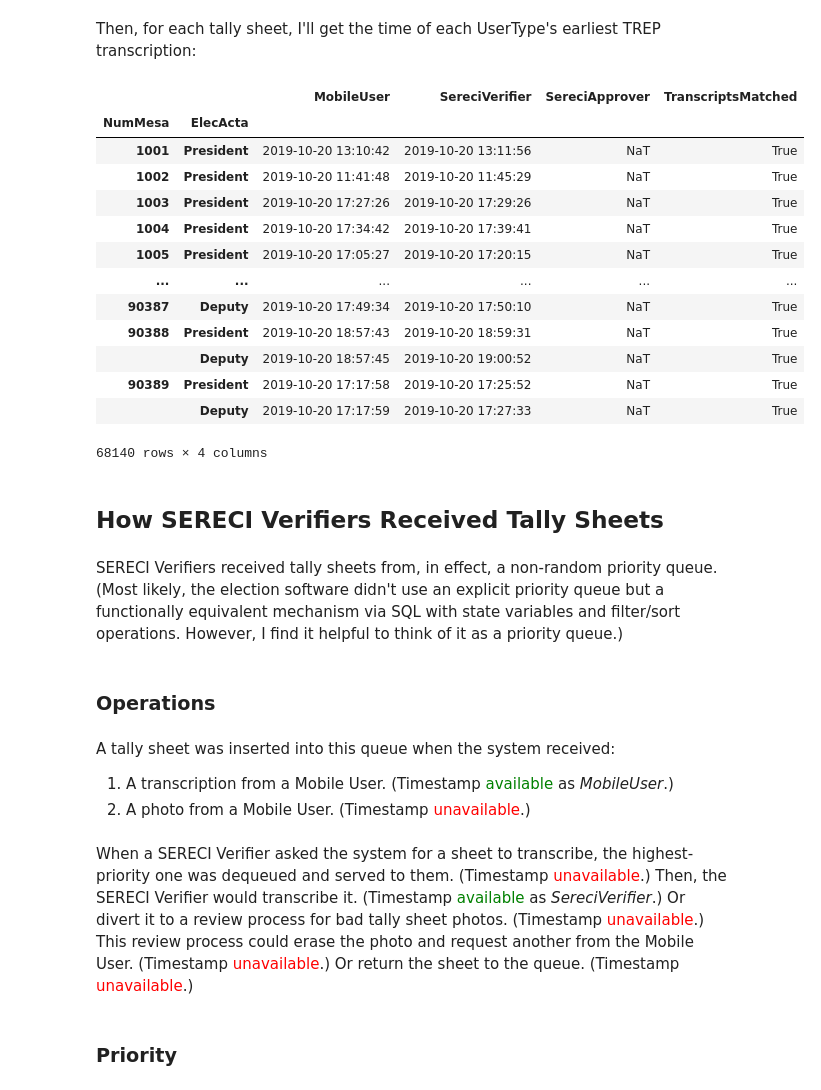
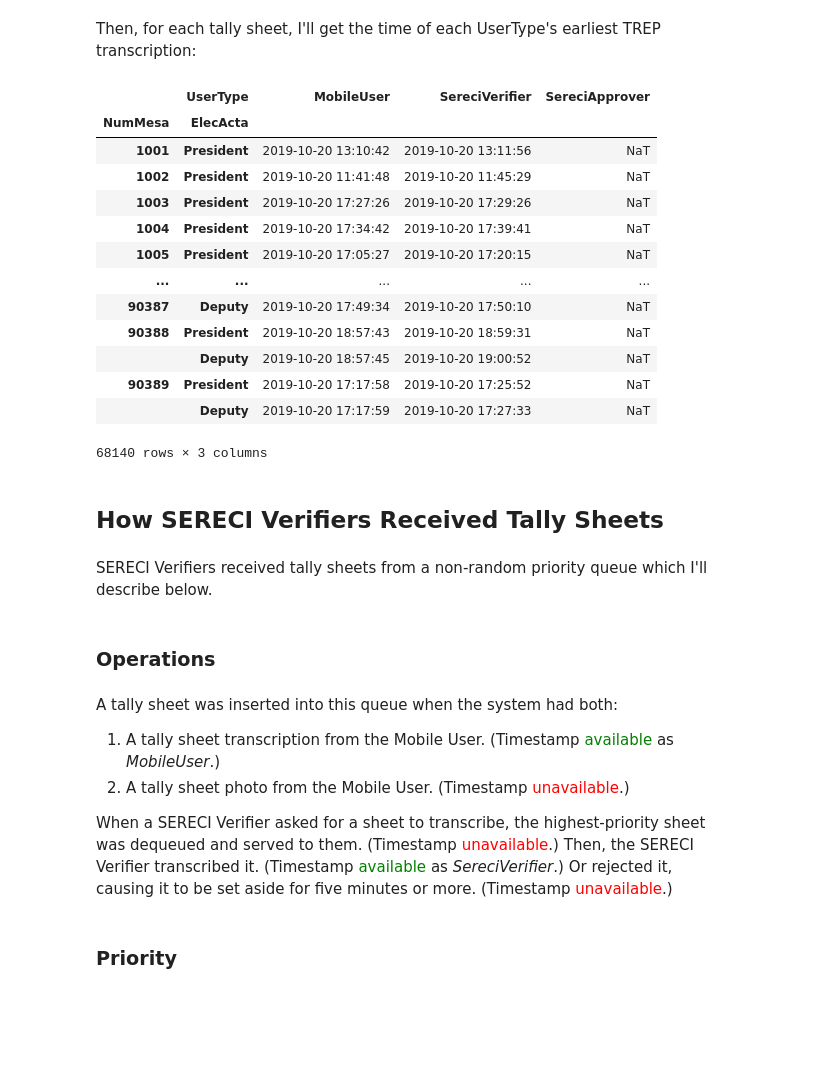
Before and after one commit to distantcomment/bolivia2019, a Jupyter notebook: how-trep-counted-tally-sheets.ipynb, the cells around one changed output. Drawn from its saved outputs; the diff is of its cells as text; code cells hidden in the pictures; blank space fills up the shorter version.

```diff
--- a/how-trep-counted-tally-sheets.ipynb
+++ b/how-trep-counted-tally-sheets.ipynb
@@ -115,59 +115,52 @@ Then, for each tally sheet, I'll get the time of each UserType's earliest TREP t
 # %%
 """
     TREP users didn't transcribe whole tally sheets but rather individual tally sheet
     *columns*, defined as an election on a tally sheet. They're called tally sheet columns
     because, on the tally sheet document, each election has its own column. It's a nuisance
     to have to say tally sheet *columns* over and over, though, so I say "tally sheet."
 
     A sample image of a tally sheet document with President/Deputy columns:
     https://archive.org/download/bolivia_eg2019_result/COMPUTO/2019-bolivia-computo-actas.zip/21421.jpg
 """
 # For each tally sheet, get the time of each UserType's earliest transcription.
 trep_times = (
     trep.pivot_table(
         index=['NumMesa', 'ElecActa'],
         columns='UserType',
-        values='Fecha Registro en Log', # "Date (of) Record in Log", the simplest timestamp.
+        values='Fecha Registro en Log', # "Date (of) Record in Log", a simple generic timestamp.
         aggfunc='min'
-    )
-    .join(
-        # Did the MobileUser and SereciVerifier transcripts match?
-        trep[trep.UserType == 'SereciVerifier']
-            .set_index(['NumMesa', 'ElecActa'])
-            .pipe(lambda x: x.EstadoActa == 'Verificada')
-            .rename('TranscriptsMatched')
     )
     .reindex(computo.index) # I want records for 100% of tally sheets.
 )
 trep_times
 # %% [output]
-|  |  | MobileUser | SereciVerifier | SereciApprover | TranscriptsMatched |
-| NumMesa | ElecActa |  |  |  |  |
-| 1001 | President | 2019-10-20 13:10:42 | 2019-10-20 13:11:56 | NaT | True |
-| 1002 | President | 2019-10-20 11:41:48 | 2019-10-20 11:45:29 | NaT | True |
-| 1003 | President | 2019-10-20 17:27:26 | 2019-10-20 17:29:26 | NaT | True |
-| 1004 | President | 2019-10-20 17:34:42 | 2019-10-20 17:39:41 | NaT | True |
-| 1005 | President | 2019-10-20 17:05:27 | 2019-10-20 17:20:15 | NaT | True |
-| ... | ... | ... | ... | ... | ... |
-| 90387 | Deputy | 2019-10-20 17:49:34 | 2019-10-20 17:50:10 | NaT | True |
-| 90388 | President | 2019-10-20 18:57:43 | 2019-10-20 18:59:31 | NaT | True |
-|  | Deputy | 2019-10-20 18:57:45 | 2019-10-20 19:00:52 | NaT | True |
-| 90389 | President | 2019-10-20 17:17:58 | 2019-10-20 17:25:52 | NaT | True |
-|  | Deputy | 2019-10-20 17:17:59 | 2019-10-20 17:27:33 | NaT | True |
+|  | UserType | MobileUser | SereciVerifier | SereciApprover |
+| NumMesa | ElecActa |  |  |  |
+| 1001 | President | 2019-10-20 13:10:42 | 2019-10-20 13:11:56 | NaT |
+| 1002 | President | 2019-10-20 11:41:48 | 2019-10-20 11:45:29 | NaT |
+| 1003 | President | 2019-10-20 17:27:26 | 2019-10-20 17:29:26 | NaT |
+| 1004 | President | 2019-10-20 17:34:42 | 2019-10-20 17:39:41 | NaT |
+| 1005 | President | 2019-10-20 17:05:27 | 2019-10-20 17:20:15 | NaT |
+| ... | ... | ... | ... | ... |
+| 90387 | Deputy | 2019-10-20 17:49:34 | 2019-10-20 17:50:10 | NaT |
+| 90388 | President | 2019-10-20 18:57:43 | 2019-10-20 18:59:31 | NaT |
+|  | Deputy | 2019-10-20 18:57:45 | 2019-10-20 19:00:52 | NaT |
+| 90389 | President | 2019-10-20 17:17:58 | 2019-10-20 17:25:52 | NaT |
+|  | Deputy | 2019-10-20 17:17:59 | 2019-10-20 17:27:33 | NaT |
-68140 rows × 4 columns
+68140 rows × 3 columns
 # %% [markdown]
 ## How SERECI Verifiers Received Tally Sheets ##
 # %% [markdown]
-SERECI Verifiers received tally sheets from, in effect, a non-random priority queue. (Most likely, the election software didn't use an explicit priority queue but a functionally equivalent mechanism via SQL with state variables and filter/sort operations. However, I find it helpful to think of it as a priority queue.)
+SERECI Verifiers received tally sheets from a non-random priority queue which I'll describe below.
 # %% [markdown]
 ### Operations ###
 # %% [markdown]
-A tally sheet was inserted into this queue when the system received:
+A tally sheet was inserted into this queue when the system had both:
 
-1. A transcription from a Mobile User. (Timestamp <font color="green">available</font> as *MobileUser*.)
-2. A photo from a Mobile User. (Timestamp <font color="red">unavailable</font>.)
+1. A tally sheet transcription from the Mobile User. (Timestamp <font color="green">available</font> as *MobileUser*.)
+2. A tally sheet photo from the Mobile User. (Timestamp <font color="red">unavailable</font>.)
+
+When a SERECI Verifier asked for a sheet to transcribe, the highest-priority sheet was dequeued and served to them. (Timestamp <font color="red">unavailable</font>.) Then, the SERECI Verifier transcribed it. (Timestamp <font color="green">available</font> as *SereciVerifier*.) Or rejected it, causing it to be set aside for five minutes or more. (Timestamp <font color="red">unavailable</font>.)
-# %% [markdown]
-When a SERECI Verifier asked the system for a sheet to transcribe, the highest-priority one was dequeued and served to them. (Timestamp <font color="red">unavailable</font>.) Then, the SERECI Verifier would transcribe it. (Timestamp <font color="green">available</font> as *SereciVerifier*.) Or divert it to a review process for bad tally sheet photos. (Timestamp <font color="red">unavailable</font>.) This review process could erase the photo and request another from the Mobile User. (Timestamp <font color="red">unavailable</font>.) Or return the sheet to the queue. (Timestamp <font color="red">unavailable</font>.)
 # %% [markdown]
 ### Priority ###
 # %% [markdown]
```
Also changed, not shown: parts of 47 cells of this notebook.
